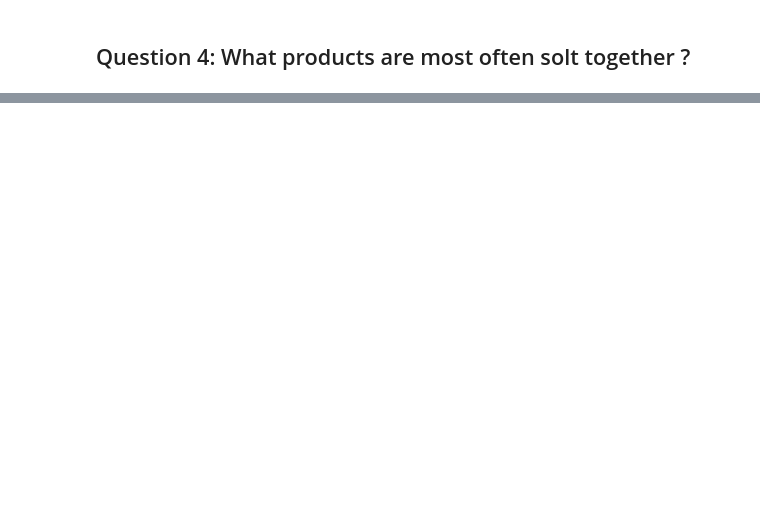
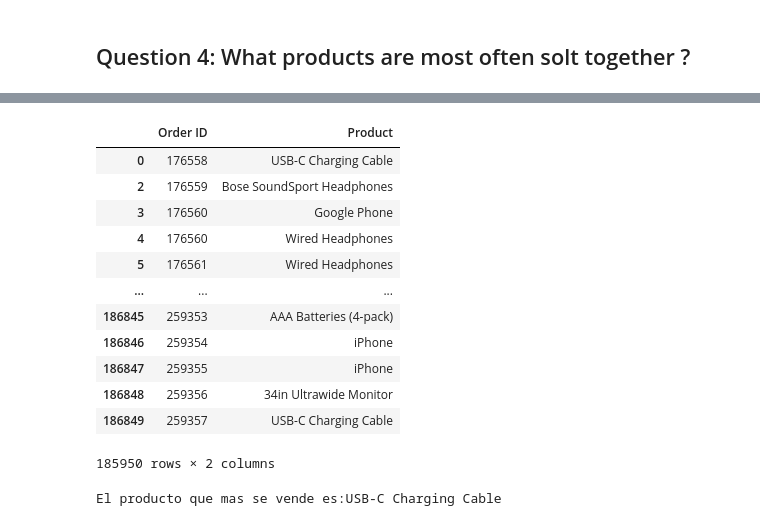
Before and after one commit to sfherreras/Data_Science_Training, a Jupyter notebook: Code/Analysis.ipynb, the cells around one changed output, grey strips where cells are left out. Cells and saved outputs as stored; diff of their text form; code cells hidden in the pictures; blank space fills up the shorter version.

```diff
--- a/Code/Analysis.ipynb
+++ b/Code/Analysis.ipynb
@@ -273,0 +308,22 @@ products.head()
+# %%
+df_1 = products_df.groupby('Order ID')
+df_1.head(10)
+# %% [output]
+|  | Order ID | Product |
+| 0 | 176558 | USB-C Charging Cable |
+| 2 | 176559 | Bose SoundSport Headphones |
+| 3 | 176560 | Google Phone |
+| 4 | 176560 | Wired Headphones |
+| 5 | 176561 | Wired Headphones |
+| ... | ... | ... |
+| 186845 | 259353 | AAA Batteries (4-pack) |
+| 186846 | 259354 | iPhone |
+| 186847 | 259355 | iPhone |
+| 186848 | 259356 | 34in Ultrawide Monitor |
+| 186849 | 259357 | USB-C Charging Cable |
+185950 rows × 2 columns
+# %%
+best_selling_product = products_df['Product'].value_counts().idxmax()
+print(f'El producto que mas se vende es:{best_selling_product}')
+# %% [output]
+El producto que mas se vende es:USB-C Charging Cable
```
Also changed, not shown: parts of 9 cells of this notebook.
